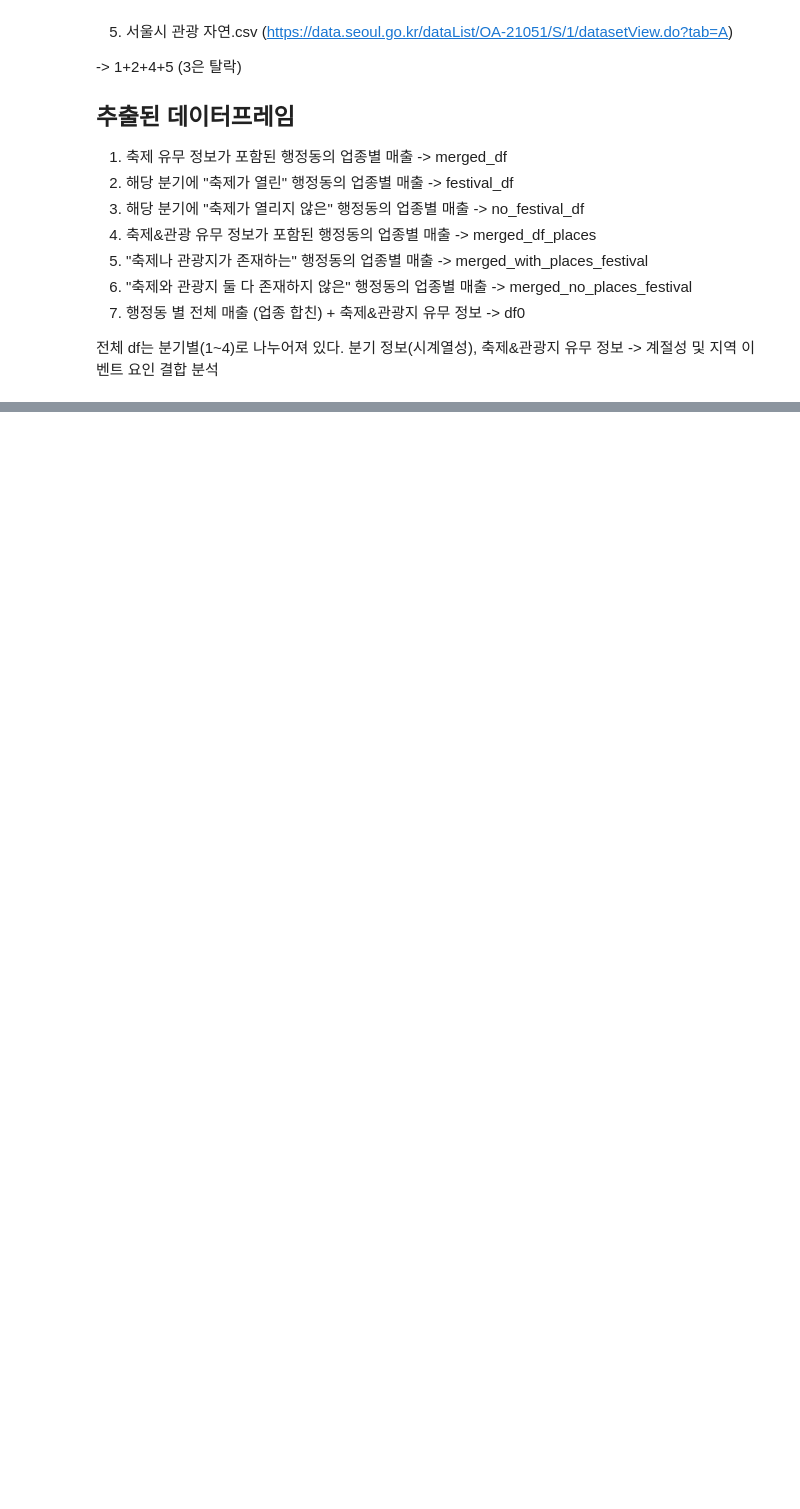
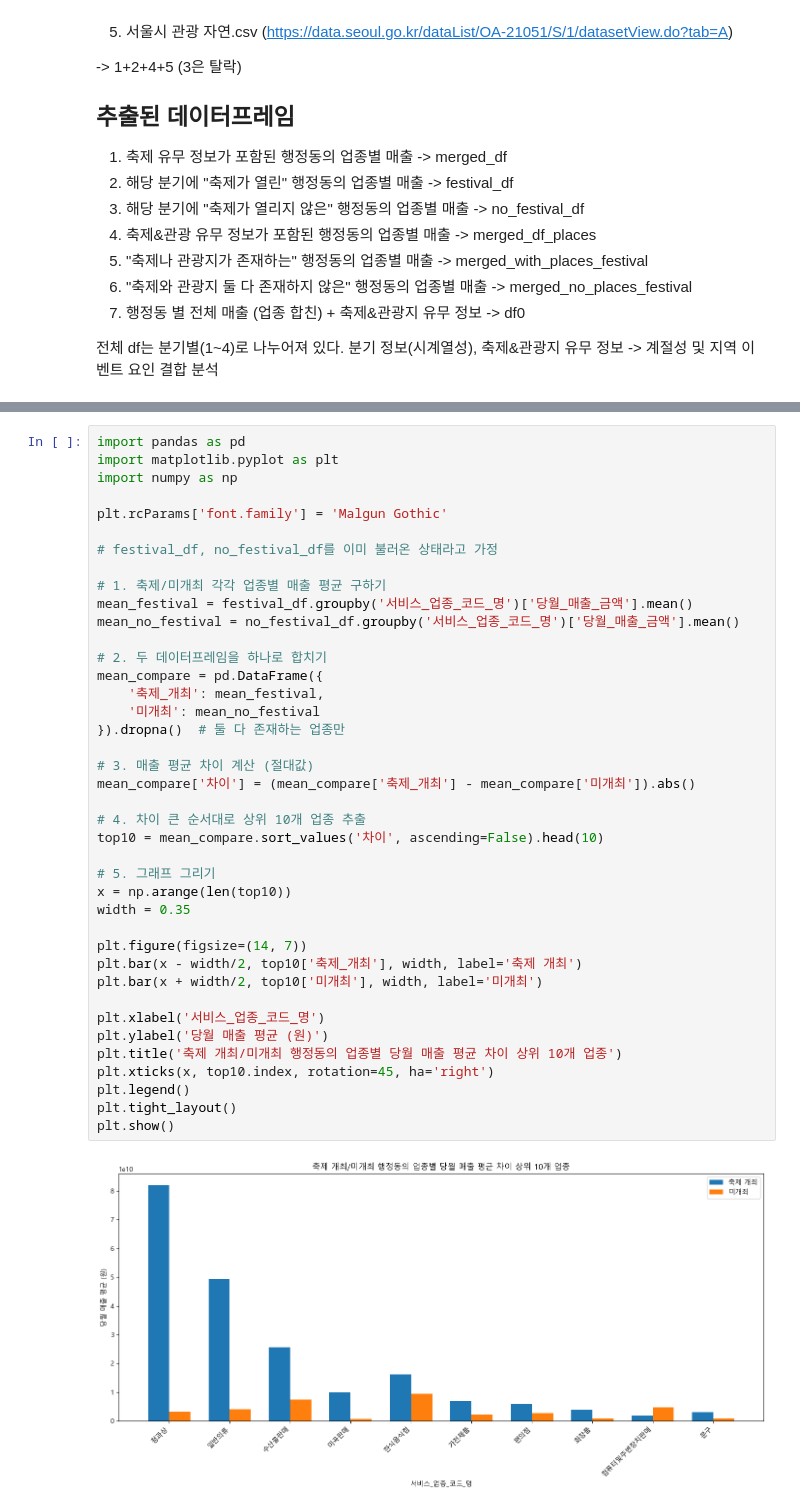
Before and after one commit to 25-Sociall-Intelligence/25-Sociall-Intelligence, a Jupyter notebook: social_5/social_5_data.ipynb, the cells around one changed output, grey strips where cells are left out. Drawn from its saved outputs; the diff is of its cells as text; blank space fills up the shorter version.

```diff
--- a/social_5/social_5_data.ipynb
+++ b/social_5/social_5_data.ipynb
@@ -461,0 +530,42 @@ df0
+# %%
+import pandas as pd
+import matplotlib.pyplot as plt
+import numpy as np
+
+plt.rcParams['font.family'] = 'Malgun Gothic'
+
+# festival_df, no_festival_df를 이미 불러온 상태라고 가정
+
+# 1. 축제/미개최 각각 업종별 매출 평균 구하기
+mean_festival = festival_df.groupby('서비스_업종_코드_명')['당월_매출_금액'].mean()
+mean_no_festival = no_festival_df.groupby('서비스_업종_코드_명')['당월_매출_금액'].mean()
+
+# 2. 두 데이터프레임을 하나로 합치기
+mean_compare = pd.DataFrame({
+    '축제_개최': mean_festival,
+    '미개최': mean_no_festival
+}).dropna()  # 둘 다 존재하는 업종만
+
+# 3. 매출 평균 차이 계산 (절대값)
+mean_compare['차이'] = (mean_compare['축제_개최'] - mean_compare['미개최']).abs()
+
+# 4. 차이 큰 순서대로 상위 10개 업종 추출
+top10 = mean_compare.sort_values('차이', ascending=False).head(10)
+
+# 5. 그래프 그리기
+x = np.arange(len(top10))
+width = 0.35
+
+plt.figure(figsize=(14, 7))
+plt.bar(x - width/2, top10['축제_개최'], width, label='축제 개최')
+plt.bar(x + width/2, top10['미개최'], width, label='미개최')
+
+plt.xlabel('서비스_업종_코드_명')
+plt.ylabel('당월 매출 평균 (원)')
+plt.title('축제 개최/미개최 행정동의 업종별 당월 매출 평균 차이 상위 10개 업종')
+plt.xticks(x, top10.index, rotation=45, ha='right')
+plt.legend()
+plt.tight_layout()
+plt.show()
+# %% [output]
+[figure, added]
```
Also changed, not shown: parts of 20 cells of this notebook.
